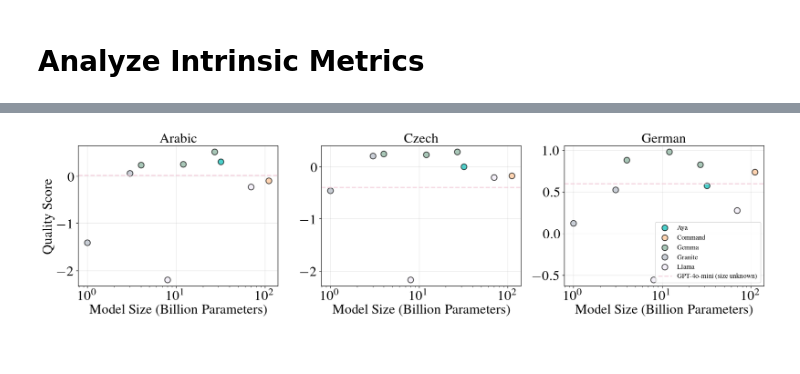
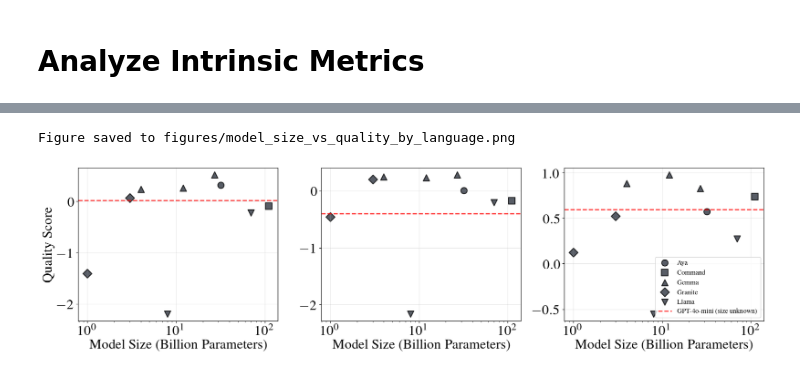
Before and after one commit to ljvmiranda921/polyglot-teachers, a Jupyter notebook: notebooks/2025-11-24-data-quality-metrics/02_visualize_quality_metrics.ipynb, the cells around one changed output, grey strips where cells are left out. Drawn from its saved outputs; the diff is of its cells as text; code cells hidden in the pictures.

```diff
--- a/notebooks/2025-11-24-data-quality-metrics/02_visualize_quality_metrics.ipynb
+++ b/notebooks/2025-11-24-data-quality-metrics/02_visualize_quality_metrics.ipynb
@@ -89,11 +89,29 @@ from analysis import plot_theme
 plot_params = plot_theme.PLOT_PARAMS.copy()
 plt.rcParams.update(plot_params)
 # %%
+# Merge model size information
+model_info_df = pd.DataFrame([m.model_dump() for m in MODEL_INFORMATION])
+df_with_size = df.merge(
+    model_info_df[["name", "parameter_size", "model_family"]],
+    left_on="model",
+    right_on="name",
+    how="left",
+)
+
 # Create 1x3 subplot for each language
 fig, axes = plt.subplots(1, 3, figsize=(18, 5))
 
 languages = ["ar", "cs", "de"]
 language_names = {"ar": "Arabic", "cs": "Czech", "de": "German"}
+
+# Define markers for different model families
+family_markers = {
+    "Aya": "o",
+    "Command": "s",
+    "Gemma": "^",
+    "Granite": "D",
+    "Llama": "v",
+}
 
 for idx, (lang, ax) in enumerate(zip(languages, axes)):
     # Filter data for this language
@@ -103,50 +121,54 @@ for idx, (lang, ax) in enumerate(zip(languages, axes)):
 
     # Get GPT-4o-mini quality score for this language
     gpt4o_mini_lang = df_lang[df_lang["model"] == "gpt-4o-mini-2024-07-18"]
-    gpt4o_mini_quality_lang = (
-        gpt4o_mini_lang["quality_score"].iloc[0] if len(gpt4o_mini_lang) > 0 else None
-    )
+    gpt4o_mini_quality_lang = gpt4o_mini_lang["quality_score"].iloc[0]
 
-    # Plot each model family
+    # Plot each model family with different markers
     families = df_lang_plot["model_family"].unique()
     for family in families:
         family_data = df_lang_plot[df_lang_plot["model_family"] == family]
         ax.scatter(
             family_data["parameter_size"],
             family_data["quality_score"],
             label=family if idx == 2 else "",  # Only show legend on last plot
-            color=family_colors.get(family, plot_theme.COLORS["blue"]),
-            s=100,
-            alpha=0.7,
+            color="#2E3440",  # Dark gray/blue color
+            marker=family_markers.get(family, "o"),
+            s=120,
+            alpha=0.8,
             edgecolors="black",
             linewidth=1.5,
         )
 
     # Add horizontal line for GPT-4o-mini
-    if gpt4o_mini_quality_lang is not None:
-        ax.axhline(
-            y=gpt4o_mini_quality_lang,
-            color=family_colors["GPT-4o"],
-            linestyle="--",
-            linewidth=2,
-            alpha=0.8,
-            label="GPT-4o-mini (size unknown)" if idx == 2 else "",
-        )
+    ax.axhline(
+        y=gpt4o_mini_quality_lang,
+        color="red",
+        linestyle="--",
+        linewidth=2,
+        alpha=0.8,
+        label="GPT-4o-mini (size unknown)" if idx == 2 else "",
+    )
 
     ax.set_xlabel("Model Size (Billion Parameters)")
     ax.set_xscale("log")
     ax.set_ylabel("Quality Score" if idx == 0 else "")
-    ax.set_title(language_names[lang])
     ax.grid(True, alpha=0.3)
 
     if idx == 2:  # Only show legend on last subplot
         ax.legend(frameon=True, loc="best", fontsize=12)
 
 plt.tight_layout()
+
+# Save figure
+import os
+
+os.makedirs("figures", exist_ok=True)
 fig.savefig(
     "figures/model_size_vs_quality_by_language.png", dpi=300, bbox_inches="tight"
 )
+print("Figure saved to figures/model_size_vs_quality_by_language.png")
 
 plt.show()
 # %% [output]
+Figure saved to figures/model_size_vs_quality_by_language.png
-[figure, old version]
+[figure, new version]
```
Also changed, not shown: 1 other file.
